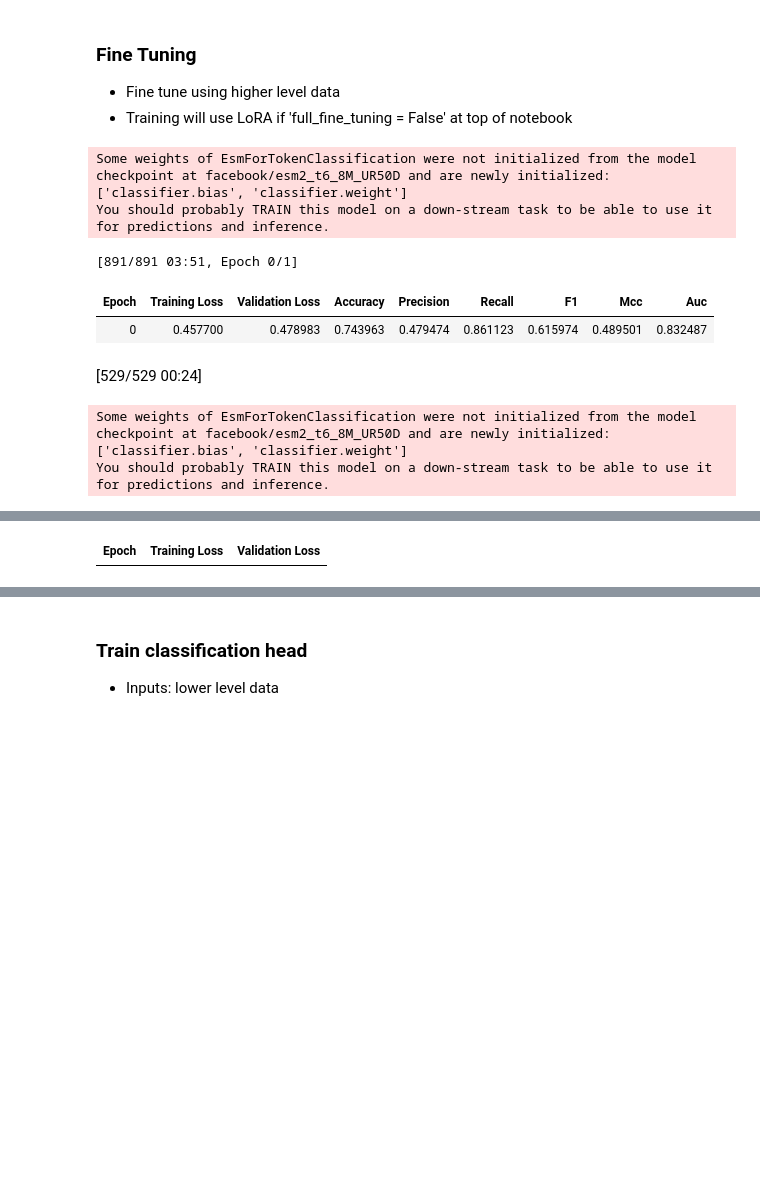
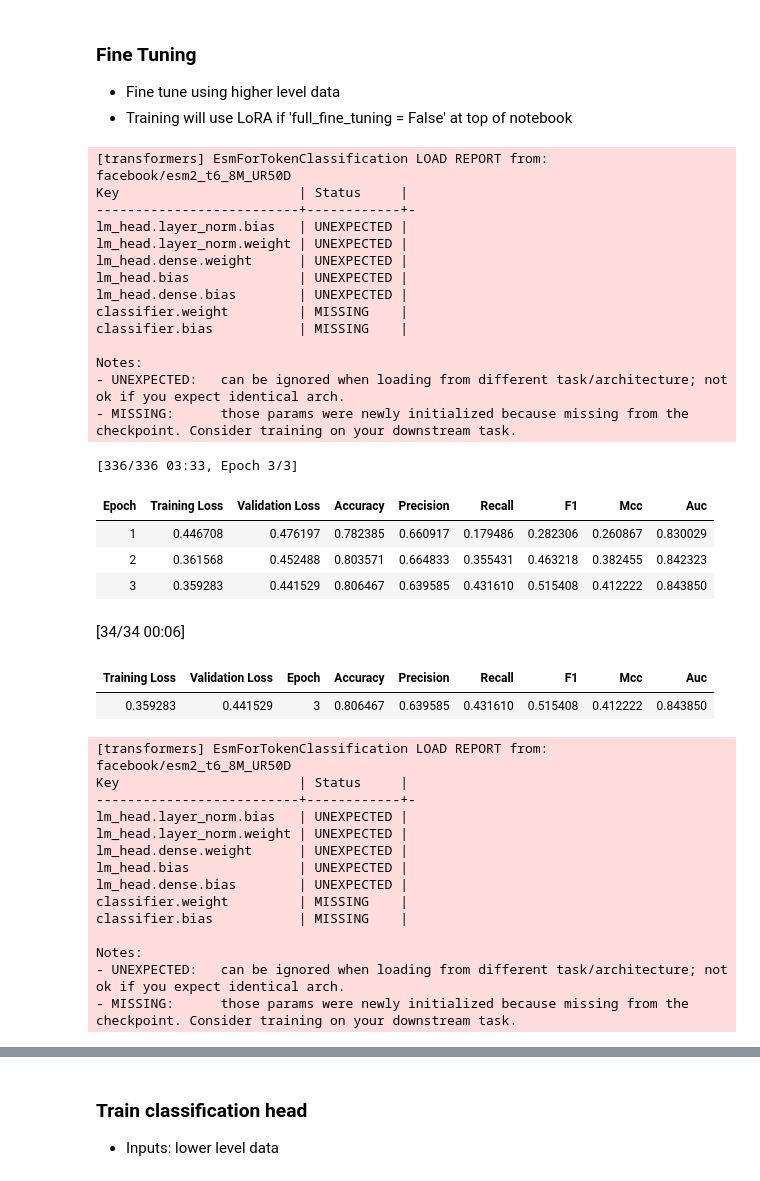
Before and after one commit to harryb257/MScProject, a Jupyter notebook: ESM2 finetune AWS.ipynb, the cells around one changed output, grey strips where cells are left out. Cells and saved outputs as stored; diff of their text form; code cells hidden in the pictures; blank space fills up the shorter version.

Commit message:
Update trainer and training arguments to increase speed for 8vGPUs, update paths for trained models, fix reference to per fold clf cv results

```diff
--- a/ESM2 finetune AWS.ipynb
+++ b/ESM2 finetune AWS.ipynb
@@ -65,7 +65,7 @@ no_fine_tuning = False
 
 # ------------------ INPUT ------------------
 # Select full fine tuning (pipeline 2), change to False if using LoRA (pipeline 3)
-full_fine_tuning = True
+full_fine_tuning = False
 # -------------------------------------------
 
 
@@ -530,7 +544,7 @@ def compute_metrics(p):
 
     return {'accuracy': accuracy, 'precision': precision, 'recall': recall, 'f1': f1, 'mcc': mcc, 'auc': auc}
 
-num_fine_tune_epochs = 1 # 10 in Nature peft paper
+num_fine_tune_epochs = 3 # 10 in Nature peft paper
 
 if no_fine_tuning == False:
 
@@ -540,13 +554,13 @@ if no_fine_tuning == False:
         model, tokenizer = load_esm_model_classification(checkpoint, num_labels, full_fine_tuning)
 
         training_args = TrainingArguments(
-            output_dir=f'{S3}{checkpoint[9:]}_{run}_training_arguments_val',
+            output_dir=f'./output_{checkpoint[9:]}_{run}_training_arguments_val',
             # learning_rate=2e-5,
-            per_device_train_batch_size=4, # Match to Nature peft paper
-            gradient_accumulation_steps=2, # Match to Nature peft paper
-            # per_device_train_batch_size=16,
-            per_device_eval_batch_size=4,
-            # fp16=False, # Change precision to match Nature paper
+            # per_device_train_batch_size=4, # Nature peft paper = 4
+            gradient_accumulation_steps=1, # Nature peft paper = 2
+            per_device_train_batch_size=64,
+            per_device_eval_batch_size=64,
+            fp16=True, # Change precision to match Nature paper
             num_train_epochs=num_fine_tune_epochs,
             learning_rate=3e-4, # Match to Nature peft paper
             seed=42, # Match to Nature peft paper
@@ -557,7 +571,10 @@ if no_fine_tuning == False:
             logging_strategy='epoch', # Steps?
             load_best_model_at_end=False,
             metric_for_best_model='auc',
-            greater_is_better=True
+            greater_is_better=True,
+            dataloader_num_workers=4,
+            dataloader_pin_memory=True,
+            dataloader_persistent_workers=True
         )
 
         trainer = Trainer(
@@ -567,7 +584,7 @@ if no_fine_tuning == False:
             eval_dataset=val_datasets[fold],
             processing_class=tokenizer,
             data_collator=data_collator,
-            compute_metrics=compute_metrics,
+            compute_metrics=compute_metrics
         )
 
         trainer.train()
@@ -597,18 +614,22 @@ if no_fine_tuning == False:
     model, tokenizer = load_esm_model_classification(checkpoint, num_labels, full_fine_tuning)
 
     training_args = TrainingArguments(
-        output_dir = f'/home/ubuntu/output/{checkpoint[9:]}_{run}_finetune_training_final',
+        output_dir = f'./output_{checkpoint[9:]}_{run}_finetune_training_final',
         # learning_rate=2e-5,
-        per_device_train_batch_size=4, # Match to Nature peft paper
-        gradient_accumulation_steps=2, # Match to Nature peft paper
-        per_device_eval_batch_size=4,
+        per_device_train_batch_size=64, # Match to Nature peft paper
+        gradient_accumulation_steps=1, # Match to Nature peft paper
+        per_device_eval_batch_size=64,
         num_train_epochs=num_fine_tune_epochs,
         learning_rate=3e-4, # Match to Nature peft paper
         seed=42, # Match to Nature peft paper
+        fp16=True,
         eval_strategy='no', # Update from epoch
         save_strategy='epoch',
         logging_strategy='epoch',
         load_best_model_at_end=False,
+        dataloader_num_workers=4,
+        dataloader_pin_memory=True,
+        dataloader_persistent_workers=True
     )
 
     trainer = Trainer(
@@ -620,38 +641,66 @@ if no_fine_tuning == False:
     )
 
     trainer.train()
 
     for log in trainer.state.log_history:
 
         if "loss" in log:
             final_train_logs.append(log)
         elif "train_runtime" in log:
             final_summary_logs.append(log)
 
     # Convert to DataFrames
     final_train_log_df = pd.DataFrame(final_train_logs)
     final_summary_df = pd.DataFrame(final_summary_logs)
 
-    model_output = f'/home/ubuntu/output/{checkpoint[9:]}_{run}_fine_tuned_model'
+    model_output = f'./output_{checkpoint[9:]}_{run}_fine_tuned_model'
 
     # Explicitly save model
     trainer.save_model(model_output)
 
 
 # Save validation metrics
 eval_log_df.to_csv(f'{S3}{checkpoint[9:]}_{run}_cv_validation_metrics.csv', index=False)
 train_log_df.to_csv(f'{S3}{checkpoint[9:]}_{run}_cv_train_metrics.csv', index=False)
 summary_df.to_csv(f'{S3}{checkpoint[9:]}_{run}_cv_eval_log.csv', index=False)
 
 # Save final logs
 final_train_log_df.to_csv(f'{S3}{checkpoint[9:]}_{run}_final_training_log.csv', index=False)
 final_summary_df.to_csv(f'{S3}{checkpoint[9:]}_{run}_final_training_summary.csv', index=False)
 # %% [output]
-Some weights of EsmForTokenClassification were not initialized from the model checkpoint at facebook/esm2_t6_8M_UR50D and are newly initialized: ['classifier.bias', 'classifier.weight']
-You should probably TRAIN this model on a down-stream task to be able to use it for predictions and inference.
+[transformers] EsmForTokenClassification LOAD REPORT from: facebook/esm2_t6_8M_UR50D
+Key                       | Status     |
+--------------------------+------------+-
+lm_head.layer_norm.bias   | UNEXPECTED |
+lm_head.layer_norm.weight | UNEXPECTED |
+lm_head.dense.weight      | UNEXPECTED |
+lm_head.bias              | UNEXPECTED |
+lm_head.dense.bias        | UNEXPECTED |
+classifier.weight         | MISSING    |
+classifier.bias           | MISSING    |
+
+Notes:
+- UNEXPECTED:   can be ignored when loading from different task/architecture; not ok if you expect identical arch.
+- MISSING:      those params were newly initialized because missing from the checkpoint. Consider training on your downstream task.
-[891/891 03:51, Epoch 0/1]
+[336/336 03:33, Epoch 3/3]
 | Epoch | Training Loss | Validation Loss | Accuracy | Precision | Recall | F1 | Mcc | Auc |
-| 0 | 0.457700 | 0.478983 | 0.743963 | 0.479474 | 0.861123 | 0.615974 | 0.489501 | 0.832487 |
+| 1 | 0.446708 | 0.476197 | 0.782385 | 0.660917 | 0.179486 | 0.282306 | 0.260867 | 0.830029 |
+| 2 | 0.361568 | 0.452488 | 0.803571 | 0.664833 | 0.355431 | 0.463218 | 0.382455 | 0.842323 |
+| 3 | 0.359283 | 0.441529 | 0.806467 | 0.639585 | 0.431610 | 0.515408 | 0.412222 | 0.843850 |
-[529/529 00:24]
+[34/34 00:06]
+| Training Loss | Validation Loss | Epoch | Accuracy | Precision | Recall | F1 | Mcc | Auc |
+| 0.359283 | 0.441529 | 3 | 0.806467 | 0.639585 | 0.431610 | 0.515408 | 0.412222 | 0.843850 |
-Some weights of EsmForTokenClassification were not initialized from the model checkpoint at facebook/esm2_t6_8M_UR50D and are newly initialized: ['classifier.bias', 'classifier.weight']
-You should probably TRAIN this model on a down-stream task to be able to use it for predictions and inference.
+[transformers] EsmForTokenClassification LOAD REPORT from: facebook/esm2_t6_8M_UR50D
+Key                       | Status     |
+--------------------------+------------+-
+lm_head.layer_norm.bias   | UNEXPECTED |
+lm_head.layer_norm.weight | UNEXPECTED |
+lm_head.dense.weight      | UNEXPECTED |
+lm_head.bias              | UNEXPECTED |
+lm_head.dense.bias        | UNEXPECTED |
+classifier.weight         | MISSING    |
+classifier.bias           | MISSING    |
+
+Notes:
+- UNEXPECTED:   can be ignored when loading from different task/architecture; not ok if you expect identical arch.
+- MISSING:      those params were newly initialized because missing from the checkpoint. Consider training on your downstream task.
@@ -659 +707,0 @@ You should probably TRAIN this model on a down-stream task to be able to use it
-| Epoch | Training Loss | Validation Loss |
```
Also changed, not shown: parts of 10 cells of this notebook.
